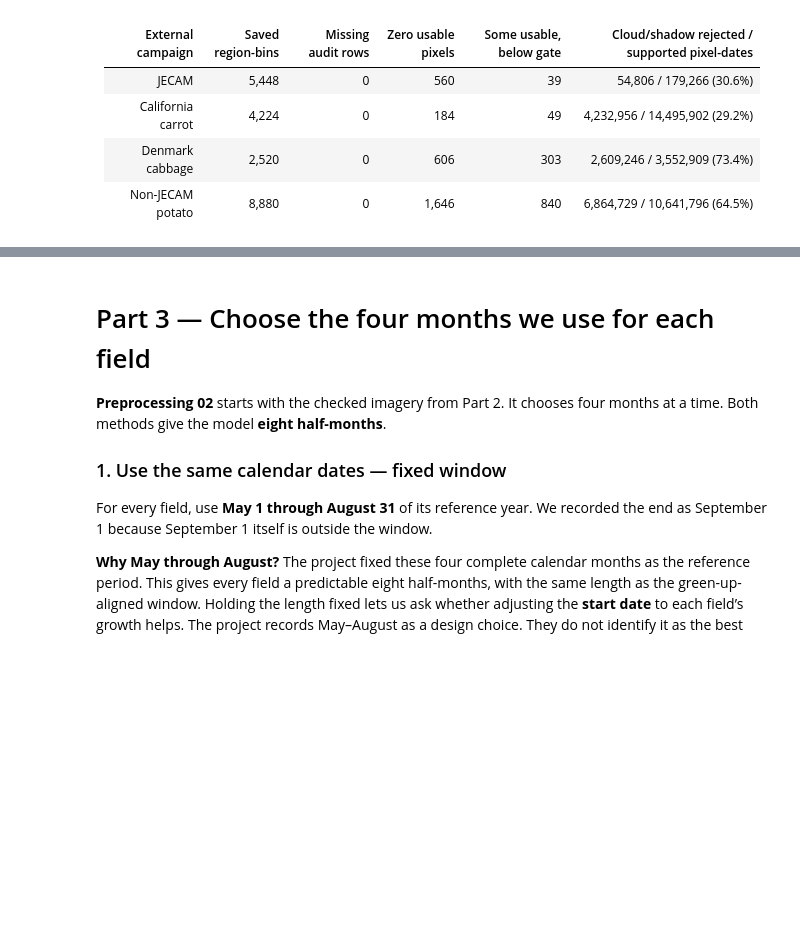
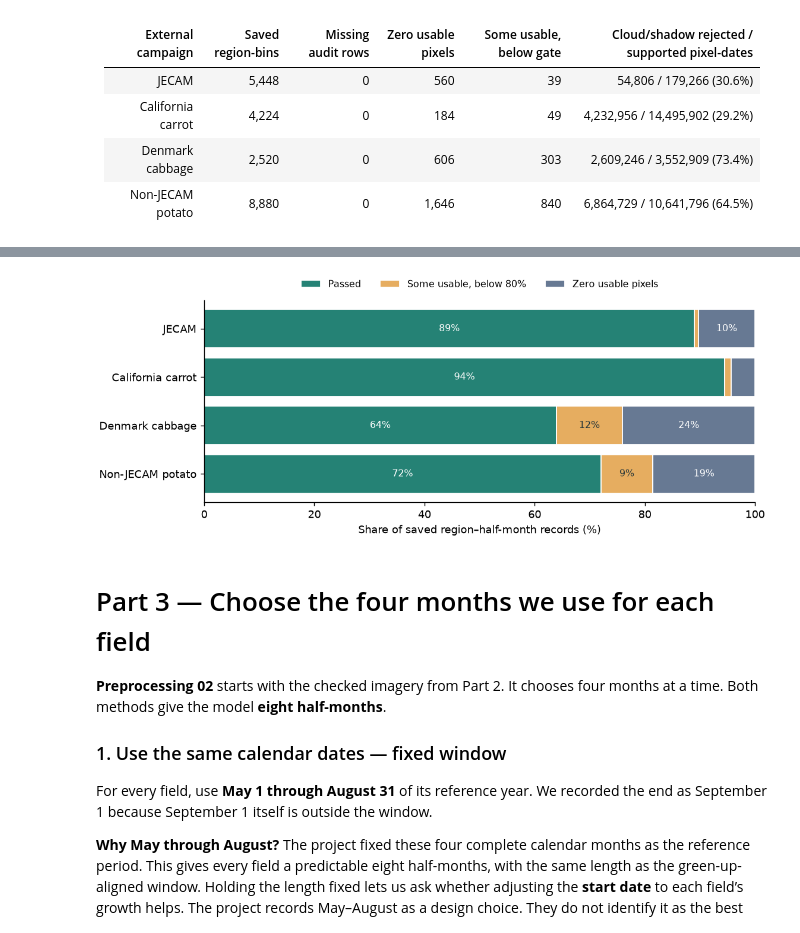
Before and after one commit to jrdavid-dev/external-crop-data-classification, a Jupyter notebook: notebooks/SakAI_crop_classification_walkthrough.ipynb, the cells around one changed output, grey strips where cells are left out. Drawn from its saved outputs; the diff is of its cells as text; code cells hidden in the pictures; blank space fills up the shorter version.

```diff
--- a/notebooks/SakAI_crop_classification_walkthrough.ipynb
+++ b/notebooks/SakAI_crop_classification_walkthrough.ipynb
@@ -439,3 +504,29 @@ del audit, audit_rows
+# %%
+import matplotlib.pyplot as plt
+
+labels = [row[0] for row in loss_rows]
+saved = [int(row[1].replace(",", "")) for row in loss_rows]
+zero = [int(row[3].replace(",", "")) for row in loss_rows]
+below = [int(row[4].replace(",", "")) for row in loss_rows]
+passed = [total - empty - partial for total, empty, partial in zip(saved, zero, below)]
+assert passed == [4849, 3991, 1611, 6394]
+fig, ax = plt.subplots(figsize=(8.7, 3.45), layout="constrained")
+starts = [0.] * len(labels)
+for counts, name, color in [(passed, "Passed", "#258275"), (below, "Some usable, below 80%", "#e6ad60"),
+                            (zero, "Zero usable pixels", "#677993")]:
+    share = [100 * count / total for count, total in zip(counts, saved)]
+    bars = ax.barh(labels, share, left=starts, color=color, edgecolor="white", label=name)
+    ax.bar_label(bars, labels=[f"{x:.0f}%" if x >= 9 else "" for x in share], label_type="center",
+                 color="#283739" if name.startswith("Some") else "white", fontsize=9)
+    starts = [start + value for start, value in zip(starts, share)]
+ax.invert_yaxis()
+ax.set(xlim=(0, 100), xlabel="Share of saved region–half-month records (%)")
+ax.legend(loc="lower center", bbox_to_anchor=(.5, 1.01), ncol=3, frameon=False, fontsize=9)
+ax.spines[["top", "right"]].set_visible(False)
+display(fig)
+plt.close(fig)
+# %% [output]
+[figure, added]
 # %% [markdown]
 # Part 3 — Choose the four months we use for each field
 
```
Also changed, not shown: parts of 7 cells of this notebook, 27 other files.
